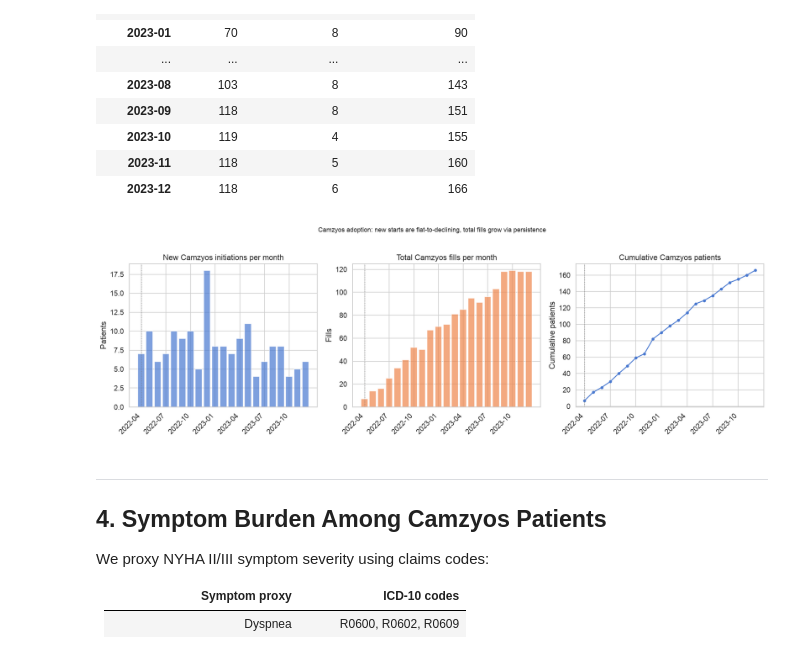
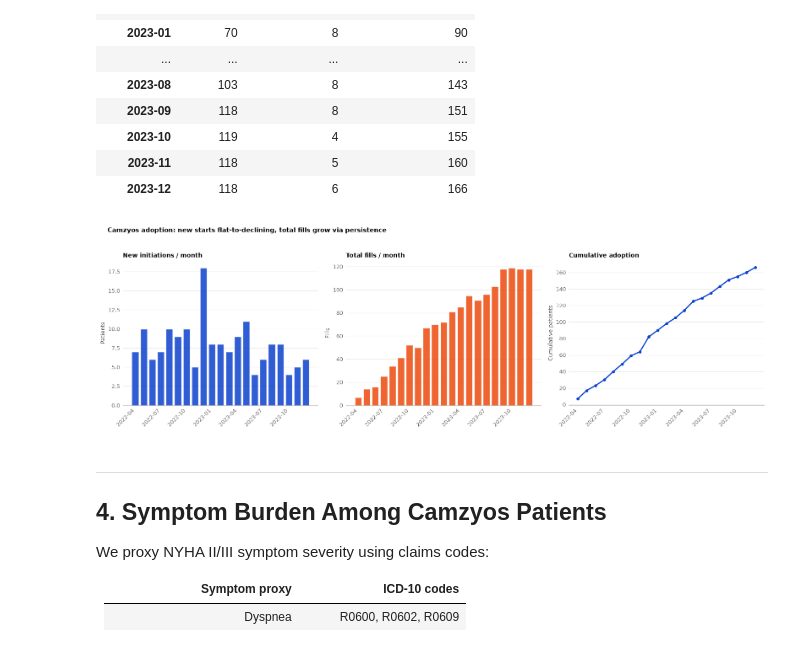
Before and after one commit to jon-den/bbb-tech-test, a Jupyter notebook: notebooks/01_eda.ipynb, the cells around one changed output. Drawn from its saved outputs; the diff is of its cells as text; code cells hidden in the pictures.

```diff
--- a/notebooks/01_eda.ipynb
+++ b/notebooks/01_eda.ipynb
@@ -9,21 +9,26 @@ This notebook establishes:
 3. Temporal adoption curve
 4. Symptom burden among Camzyos patients (dyspnea, HF, fatigue, cardiology E&M)
 # %%
+import sys
 from pathlib import Path
 
 import matplotlib.pyplot as plt
 import numpy as np
 import pandas as pd
-import seaborn as sns
 
-sns.set_theme(style="whitegrid", palette="muted", font_scale=1.1)
-plt.rcParams["figure.figsize"] = (12, 5)
-plt.rcParams["figure.dpi"] = 120
+sys.path.insert(0, str(Path("..").resolve()))
+from src.style import (
+    C_ARCH,
+    C_OBS,
+    C_PRED,
+    INK_PRI,
+    INK_SEC,
+    SURFACE,
+    style_ax,
+)
 
 DATA_DIR = Path("../synthetic_data")
-
-RANDOM_SEED = 42
-np.random.seed(RANDOM_SEED)
+np.random.seed(42)
 # %%
 patients = pd.read_csv(DATA_DIR / "patients.csv")
 diagnoses = pd.read_csv(DATA_DIR / "diagnoses.csv", parse_dates=["date"])
@@ -272,43 +258,46 @@ Monthly Mavacamten summary:
 | 2023-12 | 118 | 6 | 166 |
 # %%
 fig, axes = plt.subplots(1, 3, figsize=(16, 5))
+fig.set_facecolor(SURFACE)
 
-# New initiations
 x = range(len(monthly))
 labels = [str(p) for p in monthly.index]
 
-axes[0].bar(x, monthly["new_initiations"], alpha=0.7, edgecolor="white")
+axes[0].bar(x, monthly["new_initiations"], color=C_OBS, edgecolor=SURFACE, alpha=0.85)
 axes[0].set_xticks(x[::3])
 axes[0].set_xticklabels(labels[::3], rotation=45, ha="right")
-axes[0].set_ylabel("Patients")
-axes[0].set_title("New Camzyos initiations per month")
+axes[0].set_ylabel("Patients", fontsize=9, color=INK_SEC)
+axes[0].set_title(
+    "New initiations / month", fontsize=10, fontweight="bold", color=INK_PRI, loc="left"
+)
 
-# Total fills
-axes[1].bar(x, monthly["total_fills"], alpha=0.7, color="C1", edgecolor="white")
+axes[1].bar(x, monthly["total_fills"], color=C_PRED, edgecolor=SURFACE, alpha=0.85)
 axes[1].set_xticks(x[::3])
 axes[1].set_xticklabels(labels[::3], rotation=45, ha="right")
-axes[1].set_ylabel("Fills")
-axes[1].set_title("Total Camzyos fills per month")
+axes[1].set_ylabel("Fills", fontsize=9, color=INK_SEC)
+axes[1].set_title("Total fills / month", fontsize=10, fontweight="bold", color=INK_PRI, loc="left")
 
-# Cumulative
-axes[2].plot(x, monthly["cumulative_patients"], marker="o", markersize=4)
+axes[2].plot(x, monthly["cumulative_patients"], color=C_OBS, marker="o", markersize=4, linewidth=2)
 axes[2].set_xticks(x[::3])
 axes[2].set_xticklabels(labels[::3], rotation=45, ha="right")
-axes[2].set_ylabel("Cumulative patients")
-axes[2].set_title("Cumulative Camzyos patients")
+axes[2].set_ylabel("Cumulative patients", fontsize=9, color=INK_SEC)
+axes[2].set_title("Cumulative adoption", fontsize=10, fontweight="bold", color=INK_PRI, loc="left")
 
 for ax in axes:
-    ax.axvline(x=0, color="grey", linestyle=":", alpha=0.5)
+    style_ax(ax)
 
 fig.suptitle(
-    "Camzyos adoption: new starts are flat-to-declining, total fills grow via persistence",
+    "Camzyos adoption: new starts flat-to-declining, total fills grow via persistence",
     fontsize=11,
-    y=1.02,
+    fontweight="bold",
+    color=INK_PRI,
+    x=0.02,
+    ha="left",
 )
-plt.tight_layout()
+plt.tight_layout(rect=[0, 0, 1, 0.95])
 plt.show()
 # %% [output]
-[figure, old version]
+[figure, new version]
 # %% [markdown]
 ---
 ## 4. Symptom Burden Among Camzyos Patients
```
Also changed, not shown: parts of 8 cells of this notebook, 12 other files.
